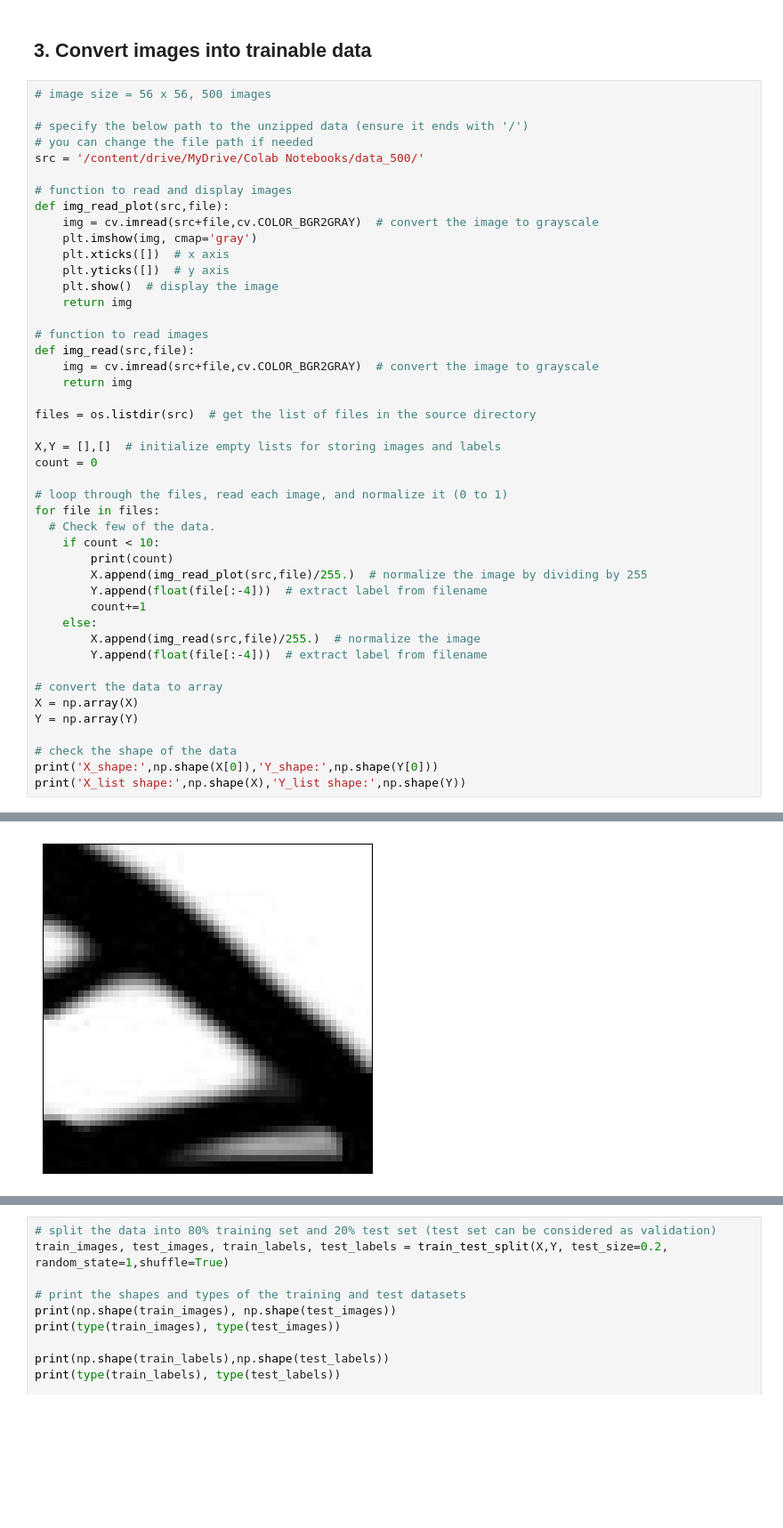
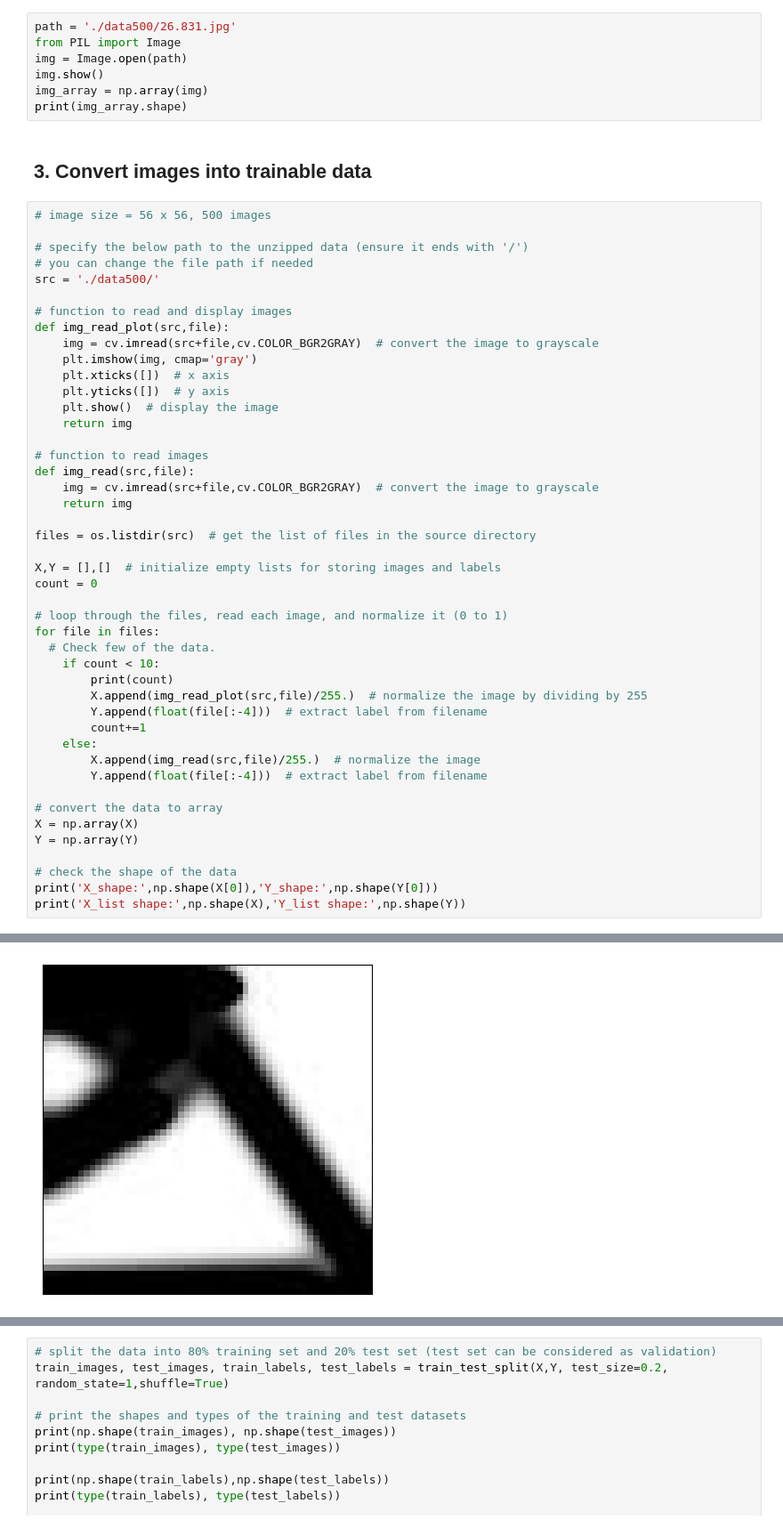
Before and after one commit to smartdesignlab/SDL_teaching, a Jupyter notebook: CNN.ipynb, the cells around one changed output, grey strips where cells are left out. Shown at 89% size. Saved outputs shown, nothing was run; the diff lists cells and outputs as text; blank space fills up the shorter version.

Commit message:
Add files via upload
DNN and CNN colab version upload

```diff
--- a/CNN.ipynb
+++ b/CNN.ipynb
@@ -77,3 +112,10 @@ print(torch.__version__)  # check the PyTorch version
+# %%
+path = './data500/26.831.jpg'
+from PIL import Image
+img = Image.open(path)
+img.show()
+img_array = np.array(img)
+print(img_array.shape)
 # %% [markdown]
 ## 3. Convert images into trainable data
 # %%
@@ -81,7 +123,7 @@ print(torch.__version__)  # check the PyTorch version
 
 # specify the below path to the unzipped data (ensure it ends with '/')
 # you can change the file path if needed
-src = '/content/drive/MyDrive/Colab Notebooks/data_500/'
+src = './data500/'
 
 # function to read and display images
 def img_read_plot(src,file):
@@ -96,32 +138,32 @@ def img_read_plot(src,file):
 def img_read(src,file):
     img = cv.imread(src+file,cv.COLOR_BGR2GRAY)  # convert the image to grayscale
     return img
 
 files = os.listdir(src)  # get the list of files in the source directory
 
 X,Y = [],[]  # initialize empty lists for storing images and labels
 count = 0
 
 # loop through the files, read each image, and normalize it (0 to 1)
 for file in files:
   # Check few of the data.
     if count < 10:
         print(count)
         X.append(img_read_plot(src,file)/255.)  # normalize the image by dividing by 255
         Y.append(float(file[:-4]))  # extract label from filename
         count+=1
     else:
         X.append(img_read(src,file)/255.)  # normalize the image
         Y.append(float(file[:-4]))  # extract label from filename
 
 # convert the data to array
 X = np.array(X)
 Y = np.array(Y)
 
 # check the shape of the data
 print('X_shape:',np.shape(X[0]),'Y_shape:',np.shape(Y[0]))
 print('X_list shape:',np.shape(X),'Y_list shape:',np.shape(Y))
 # %% [output]
 0
-[figure, old version]
+[figure, new version]
 1
```
Also changed, not shown: parts of 14 cells of this notebook, 1 other file.
